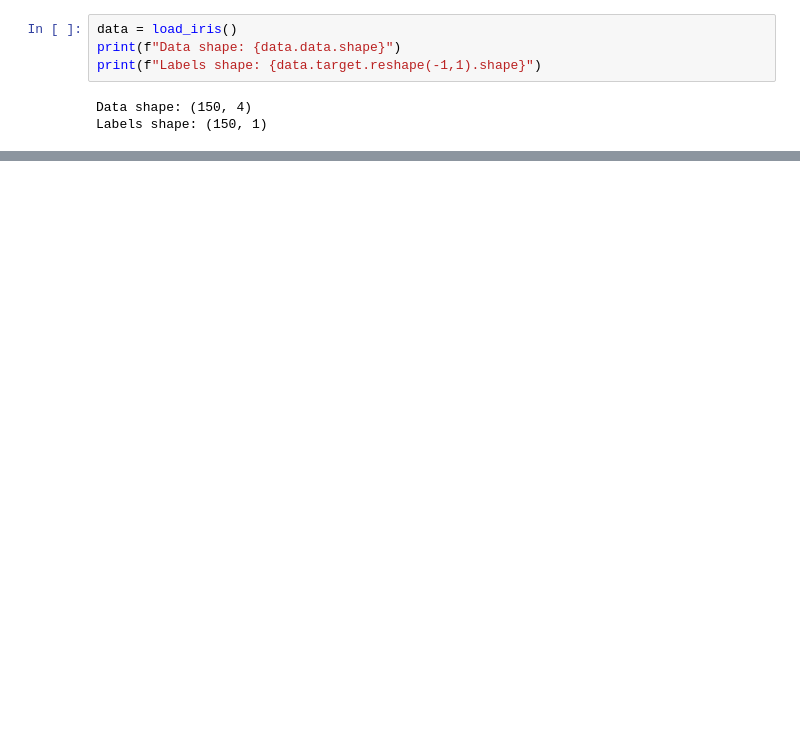
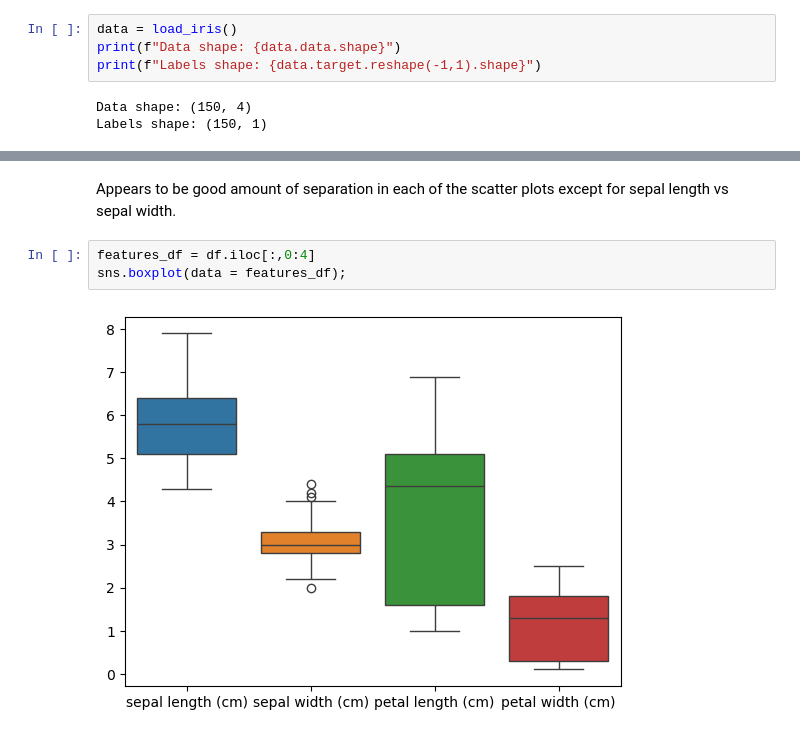
Before and after one commit to kaarlboma/iris-classification, a Jupyter notebook: Iris Classification Analysis.ipynb, the cells around one changed output, grey strips where cells are left out. Cells and saved outputs as stored; diff of their text form; blank space fills up the shorter version.

```diff
--- a/Iris Classification Analysis.ipynb
+++ b/Iris Classification Analysis.ipynb
@@ -71,0 +83,7 @@ Subclasses:
+# %% [markdown]
+Appears to be good amount of separation in each of the scatter plots except for sepal length vs sepal width.
+# %%
+features_df = df.iloc[:,0:4]
+sns.boxplot(data = features_df);
+# %% [output]
+[figure, added]
```
Also changed, not shown: parts of 33 cells of this notebook.
